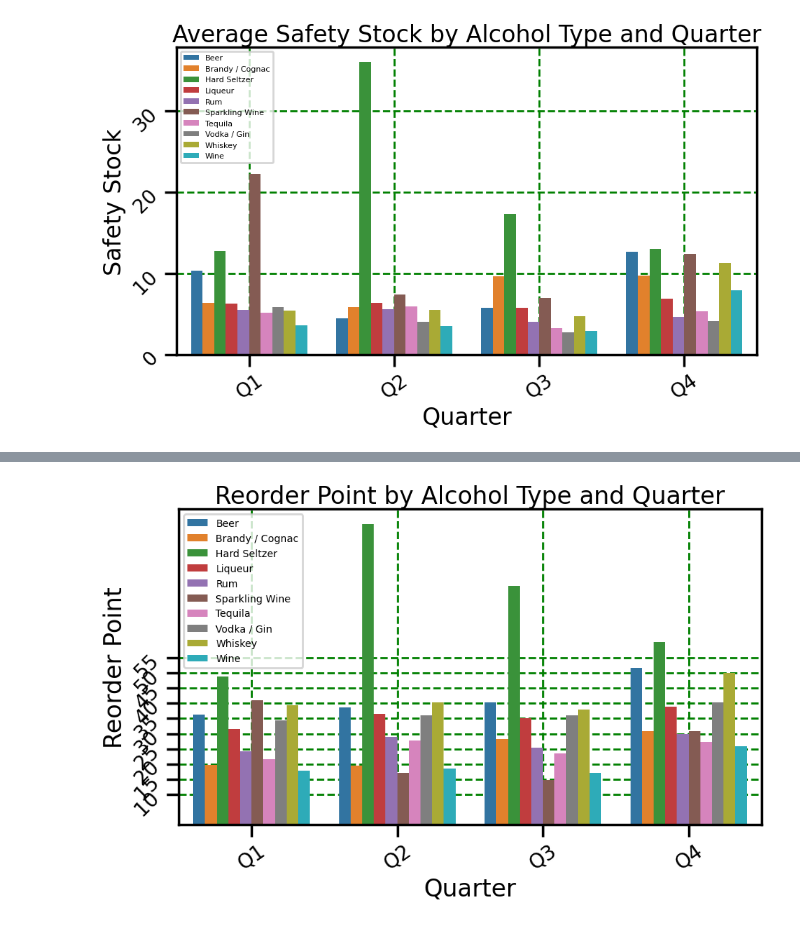
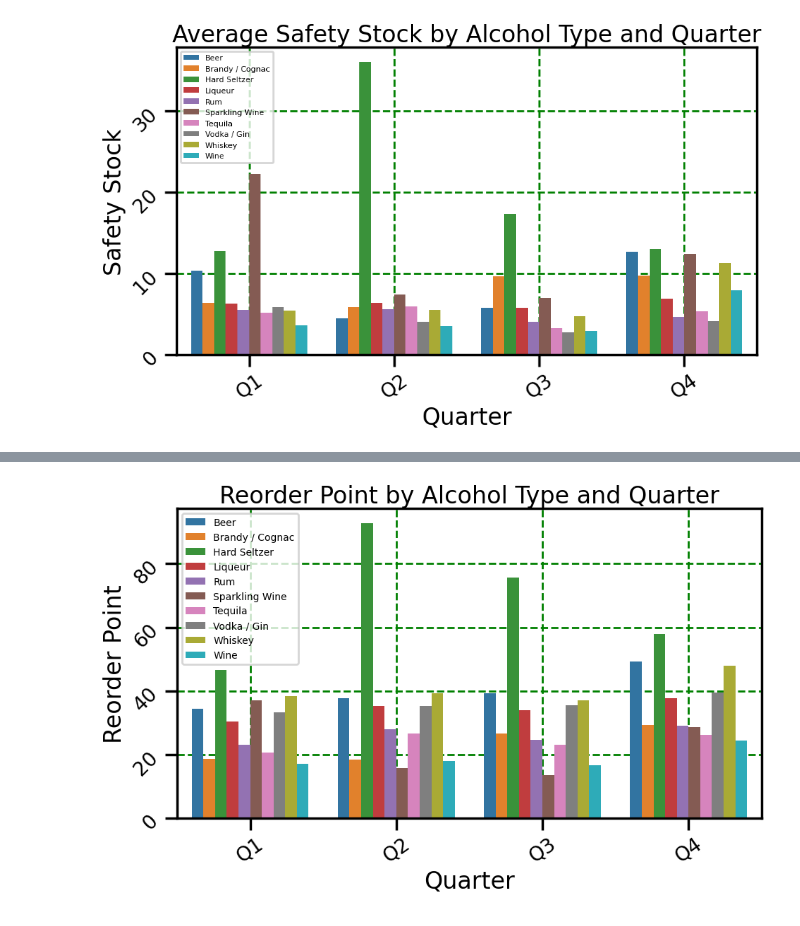
Before and after one commit to alexkardan/ABS-Visualizations, a Jupyter notebook: ABS_High_Volume_Store.ipynb, the cells around one changed output, grey strips where cells are left out. Cells and saved outputs as stored; diff of their text form; code cells hidden in the pictures.

```diff
--- a/ABS_High_Volume_Store.ipynb
+++ b/ABS_High_Volume_Store.ipynb
@@ -7,4 +22,4 @@ import pandas as pd
 import seaborn as sns
 import plotly.express as px
 # %%
-Weekly_High_Volume_Store = pd.read_csv("Montgomery College Data Set (High Volume_Weekly).csv")
+Weekly_High_Volume_Store = pd.read_csv("Montgomery College Data Set (High Volume_Weekly).csv", header = 1)
@@ -347,9 +327,6 @@ estimates = {
     'Beer': 12,
     'Whiskey': 7}
 
-weekly_stats['Count in top 500'] = weekly_stats['Description'].map(estimates)
-
-
 weekly_stats.columns = [
     f"{col[0]}_{col[1]}" if col[1] else col[0] for col in weekly_stats.columns
 ]
@@ -372,6 +349,20 @@ weekly_stats.rename(columns={
     'Daily Avg Sales': 'Daily Avg'
 }, inplace=True)
 
+buffer_zone = 1.65
+
+lead_time = 10
+weekly_stats['Lead Time'] = lead_time
+
+weekly_stats['Reorder Threshold'] = weekly_stats['Alcohol Type'].apply(lambda x: 14 if x == 'Beer' else 10)
+
+weekly_stats['Daily Std Dev'] = weekly_stats['Weekly Std Dev'] / (7 ** 0.5)
+
+weekly_stats['Safety Stock'] = buffer_zone * weekly_stats['Daily Std Dev'] * (weekly_stats['Lead Time'] ** 0.5)
+
+weekly_stats['Reorder Point'] = (
+    weekly_stats['Daily Avg'] * weekly_stats['Lead Time']
+) + weekly_stats['Safety Stock']
 print(weekly_stats)
 # %% [output]
    Quarter     Alcohol Type  Weekly Avg  Weekly Std Dev  median Bottles/Case  \
@@ -556,12 +476,0 @@ plt.show()
-# %%
-plt.figure(figsize = (10,6))
-sns.barplot(x = "Alcohol Type", y = "Count in top 500", hue = "Alcohol Type", data = weekly_stats)
-sns.set_context("poster")
-plt.title("Count of each Alcohol Type", fontsize = 15)
-plt.ylabel("Count in Top 500", fontsize = 15)
-plt.xlabel("Alcohol Type", fontsize = 15)
-plt.grid(linestyle = "-.", color = "black")
-plt.xticks(rotation = 35, fontsize = 15)
-plt.yticks(range(20,400,50), rotation = 45, fontsize = 15)
-plt.gca().set_axisbelow(True)
-plt.show()
@@ -612,14 +534,14 @@ plt.show()
 # %%
 plt.figure(figsize = (10,6))
 sns.barplot(x = 'Quarter', y = 'Reorder Point', data = weekly_stats, hue = 'Alcohol Type' )
 sns.set_context("poster")
 plt.tight_layout()
 plt.legend(loc = 'upper left', fontsize = 10)
 plt.title("Reorder Point by Alcohol Type and Quarter")
 plt.grid(linestyle = "--", color = "green")
 plt.xticks(rotation = 35, fontsize = 20)
-plt.yticks(range(10,60,5), rotation = 45, fontsize = 20)
+plt.yticks( rotation = 45, fontsize = 20)
 plt.gca().set_axisbelow(True)
 plt.show()
 # %% [output]
-[figure, old version]
+[figure, new version]
```
Also changed, not shown: parts of 53 cells of this notebook.
